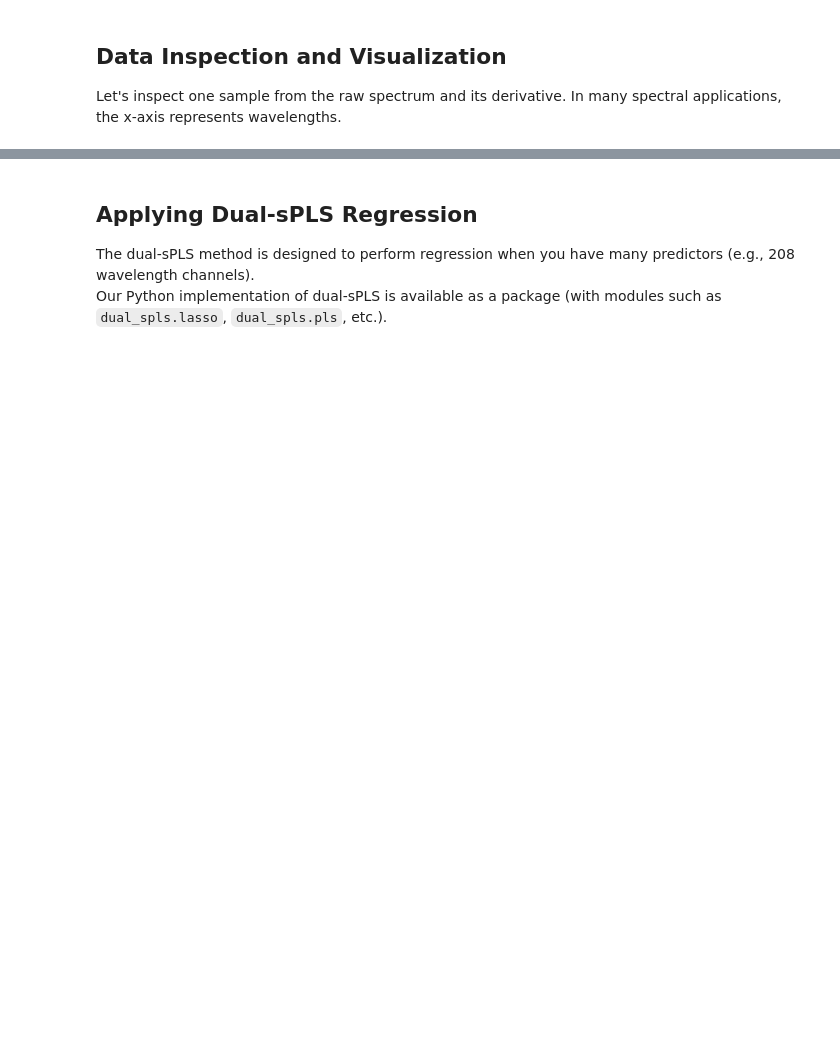
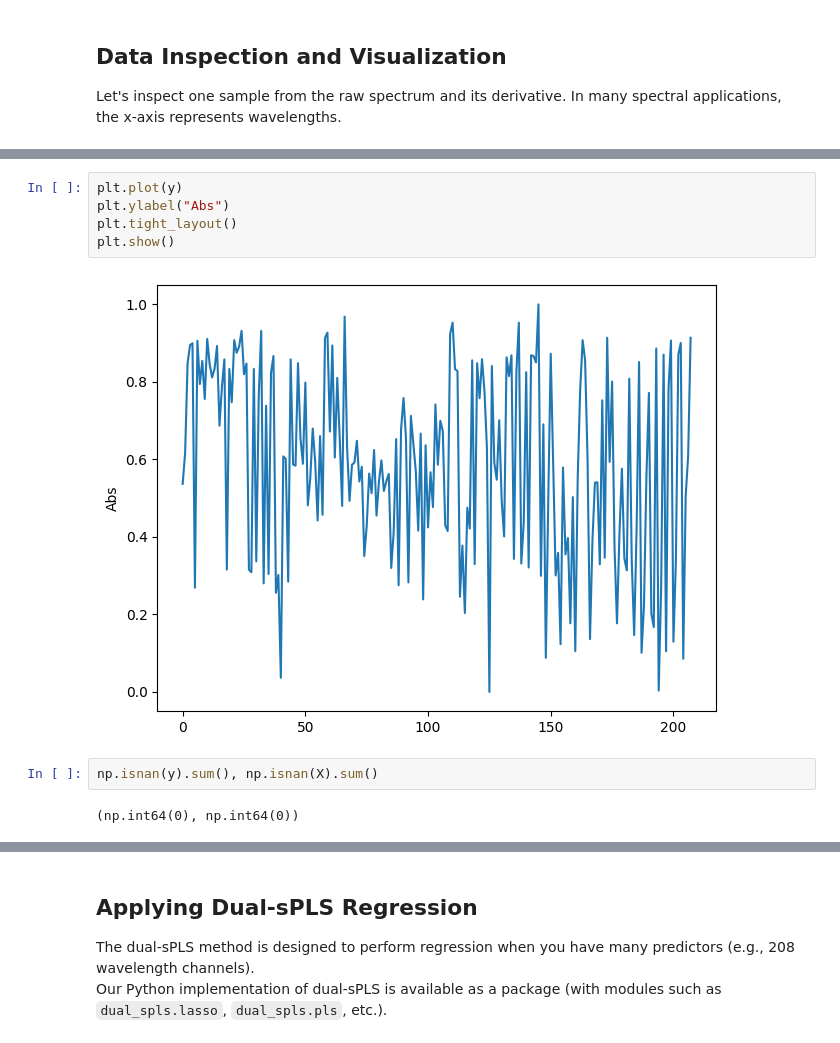
Before and after one commit to marouanetalaa/Dual-sPLS, a Jupyter notebook: notebook.ipynb, the cells around one changed output, grey strips where cells are left out. Cells and saved outputs as stored; diff of their text form; blank space fills up the shorter version.

```diff
--- a/notebook.ipynb
+++ b/notebook.ipynb
@@ -95,0 +54,11 @@ plt.show()
+# %%
+plt.plot(y)
+plt.ylabel("Abs")
+plt.tight_layout()
+plt.show()
+# %% [output]
+[figure, added]
+# %%
+np.isnan(y).sum(), np.isnan(X).sum()
+# %% [output]
+(np.int64(0), np.int64(0))
```
Also changed, not shown: parts of 33 cells of this notebook, 13 other files.
